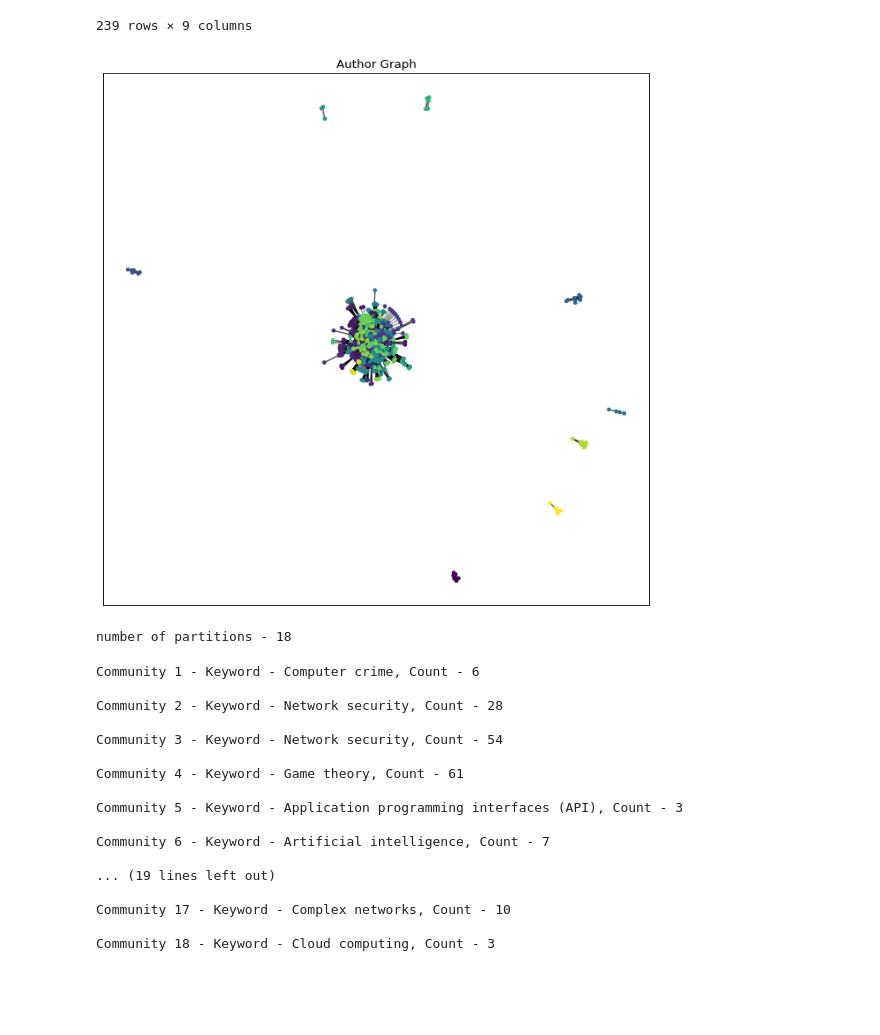
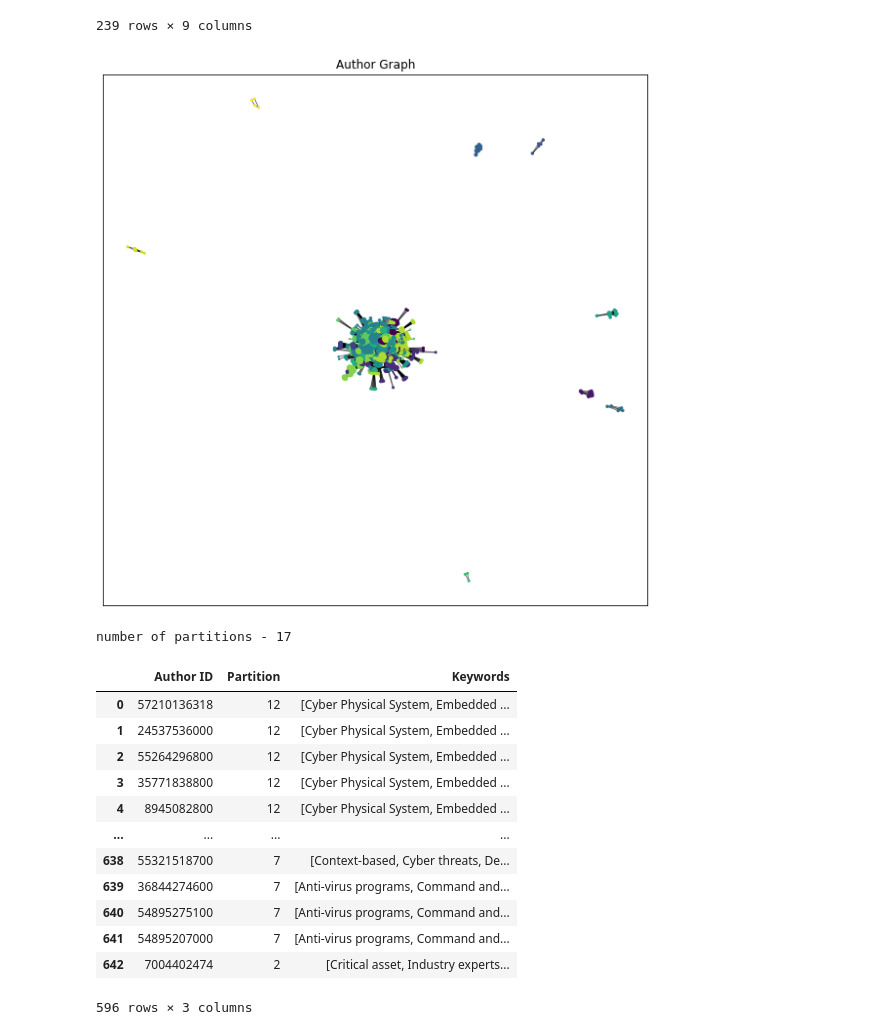
Before and after one commit to bhat-aditya/APT-Louvain, a Jupyter notebook: APT_Louvain_Community_Detection.ipynb, the cells around one changed output. Drawn from its saved outputs; the diff is of its cells as text; code cells hidden in the pictures; blank space fills up the shorter version.

```diff
--- a/APT_Louvain_Community_Detection.ipynb
+++ b/APT_Louvain_Community_Detection.ipynb
@@ -194,41 +180,48 @@ Creating the author graph
 Author_Graph = nx.Graph()
 
 for index in range(len(data)):
     authors = data.iloc[index, 1]
     for author in authors:
         if Author_Graph.has_node(author) == True:
             pass
         else:
             Author_Graph.add_node(author)
 
 for index in range(len(data)):
     authors = data.iloc[index, 1]
     cit_authors = data.iloc[index, 8]
 
     for author in authors:
         for cit_author in cit_authors:
             if author != cit_author:
                 if Author_Graph.has_edge(author, cit_author) == True:
                     pass
                 else:
                     Author_Graph.add_edge(author, cit_author)
 
+# Remove isolated nodes from graph
+
+Author_Graph.remove_nodes_from(list(nx.isolates(Author_Graph)))
+
 partition = community_louvain.best_partition(Author_Graph)
+number_partitions = max(partition.values()) + 1
 
-plt.figure(figsize = (10, 10), dpi = 80)
+node_degree = dict(Author_Graph.degree)
+
+plt.figure(figsize = (10, 10))
 
 pos = nx.spring_layout(Author_Graph)
-cmap = cm.get_cmap('viridis', max(partition.values()) + 1)
-nx.draw_networkx_nodes(Author_Graph, pos, partition.keys(), node_size = 10, cmap = cmap, node_color = list(partition.values()))
+cmap = cm.get_cmap('viridis', number_partitions)
+nx.draw_networkx_nodes(Author_Graph, pos, partition.keys(), node_size = [x * 2 for x in node_degree.values()], cmap = cmap, node_color = list(partition.values()))
 nx.draw_networkx_edges(Author_Graph, pos, alpha = 0.5)
 plt.title('Author Graph')
 plt.show()
 # %% [output]
-[figure, old version]
+[figure, new version]
 # %%
-print('number of partitions - {}'.format(max(partition.values()) + 1))
+print('number of partitions - {}'.format(number_partitions))
 # %% [output]
-number of partitions - 18
+number of partitions - 17
 # %%
 author_df = pd.DataFrame()
 author_df['Author ID'] = None
@@ -255,41 +248,24 @@ for index in range(len(author_df)):
                 keywords.append(keyword)
 
         [keywords_final.append(x) for x in keywords if x not in keywords_final]
-        author_df.at[index, 'Keywords'] = keywords_final
+        if len(keywords_final) > 0:
+            author_df.at[index, 'Keywords'] = keywords_final
     except:
         pass
 
-for index in range(18):
-    df = author_df[author_df['Partition'] == index]
-    author_dict = {}
-    for i in range(len(df)):
-        kwds = df.iloc[i, 2]
-        try:
-            for kwd in kwds:
-                if kwd in author_dict.keys():
-                    val = author_dict[kwd]
-                    author_dict[kwd] = val + 1
-                else:
-                    author_dict[kwd] = 1
-        except:
-            pass
-    max_key = max(author_dict, key = author_dict.get)
-    print('Community {} - Keyword - {}, Count - {}\n'.format(index + 1, max_key, author_dict[max_key]))
+author_df = author_df.dropna(subset = ['Keywords'])
+author_df
 # %% [output]
+|  | Author ID | Partition | Keywords |
+| 0 | 57210136318 | 12 | [Cyber Physical System, Embedded ... |
+| 1 | 24537536000 | 12 | [Cyber Physical System, Embedded ... |
+| 2 | 55264296800 | 12 | [Cyber Physical System, Embedded ... |
+| 3 | 35771838800 | 12 | [Cyber Physical System, Embedded ... |
+| 4 | 8945082800 | 12 | [Cyber Physical System, Embedded ... |
+| ... | ... | ... | ... |
+| 638 | 55321518700 | 7 | [Context-based, Cyber threats, De... |
+| 639 | 36844274600 | 7 | [Anti-virus programs, Command and... |
+| 640 | 54895275100 | 7 | [Anti-virus programs, Command and... |
+| 641 | 54895207000 | 7 | [Anti-virus programs, Command and... |
+| 642 | 7004402474 | 2 | [Critical asset, Industry experts... |
-Community 1 - Keyword - Computer crime, Count - 6
-
-Community 2 - Keyword - Network security, Count - 28
-
-Community 3 - Keyword - Network security, Count - 54
-
-Community 4 - Keyword - Game theory, Count - 61
-
-Community 5 - Keyword - Application programming interfaces (API), Count - 3
-
-Community 6 - Keyword - Artificial intelligence, Count - 7
-
-... (19 lines left out)
-
-Community 17 - Keyword - Complex networks, Count - 10
-
-Community 18 - Keyword - Cloud computing, Count - 3
+596 rows × 3 columns
```
Also changed, not shown: parts of 5 cells of this notebook, 2 other files.
